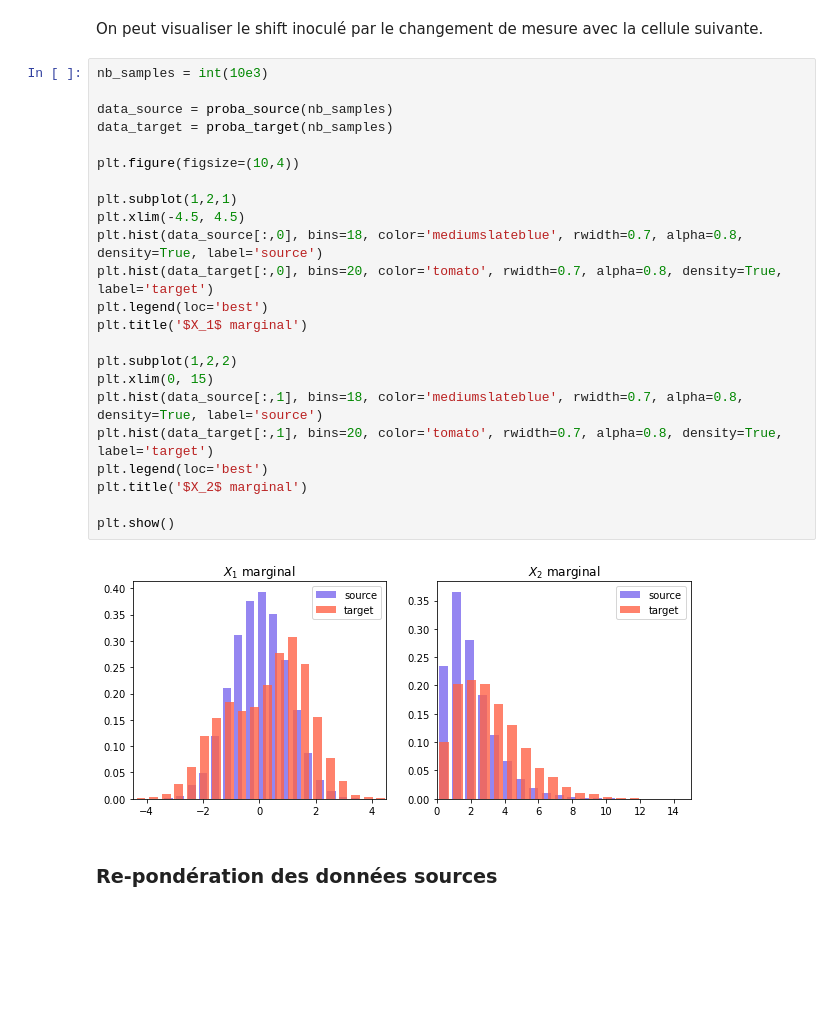
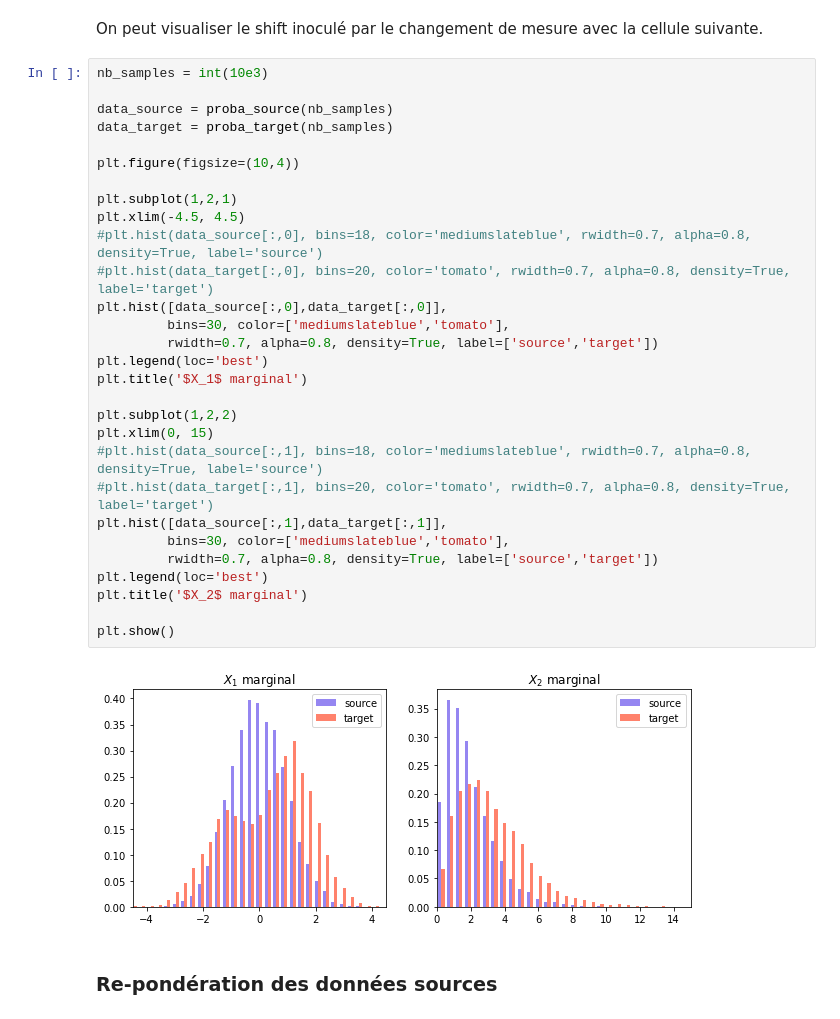
Before and after one commit to datacraft-paris/2105-GuyonvarchNoiry-DataBiaises, a Jupyter notebook: notebook_transfer.ipynb, the cells around one changed output. Saved outputs shown, nothing was run; the diff lists cells and outputs as text; blank space fills up the shorter version.

```diff
--- a/notebook_transfer.ipynb
+++ b/notebook_transfer.ipynb
@@ -123,28 +123,34 @@ On peut visualiser le shift inoculé par le changement de mesure avec la cellule
 # %%
 nb_samples = int(10e3)
 
 data_source = proba_source(nb_samples)
 data_target = proba_target(nb_samples)
 
 plt.figure(figsize=(10,4))
 
 plt.subplot(1,2,1)
 plt.xlim(-4.5, 4.5)
-plt.hist(data_source[:,0], bins=18, color='mediumslateblue', rwidth=0.7, alpha=0.8, density=True, label='source')
-plt.hist(data_target[:,0], bins=20, color='tomato', rwidth=0.7, alpha=0.8, density=True, label='target')
+#plt.hist(data_source[:,0], bins=18, color='mediumslateblue', rwidth=0.7, alpha=0.8, density=True, label='source')
+#plt.hist(data_target[:,0], bins=20, color='tomato', rwidth=0.7, alpha=0.8, density=True, label='target')
+plt.hist([data_source[:,0],data_target[:,0]],
+         bins=30, color=['mediumslateblue','tomato'],
+         rwidth=0.7, alpha=0.8, density=True, label=['source','target'])
 plt.legend(loc='best')
 plt.title('$X_1$ marginal')
 
 plt.subplot(1,2,2)
 plt.xlim(0, 15)
-plt.hist(data_source[:,1], bins=18, color='mediumslateblue', rwidth=0.7, alpha=0.8, density=True, label='source')
-plt.hist(data_target[:,1], bins=20, color='tomato', rwidth=0.7, alpha=0.8, density=True, label='target')
+#plt.hist(data_source[:,1], bins=18, color='mediumslateblue', rwidth=0.7, alpha=0.8, density=True, label='source')
+#plt.hist(data_target[:,1], bins=20, color='tomato', rwidth=0.7, alpha=0.8, density=True, label='target')
+plt.hist([data_source[:,1],data_target[:,1]],
+         bins=30, color=['mediumslateblue','tomato'],
+         rwidth=0.7, alpha=0.8, density=True, label=['source','target'])
 plt.legend(loc='best')
 plt.title('$X_2$ marginal')
 
 plt.show()
 # %% [output]
-[figure, old version]
+[figure, new version]
 # %% [markdown]
 <h3>Re-pondération des données sources</h3>
 # %% [markdown]
```
Also changed, not shown: parts of 6 cells of this notebook, 2 other files.
